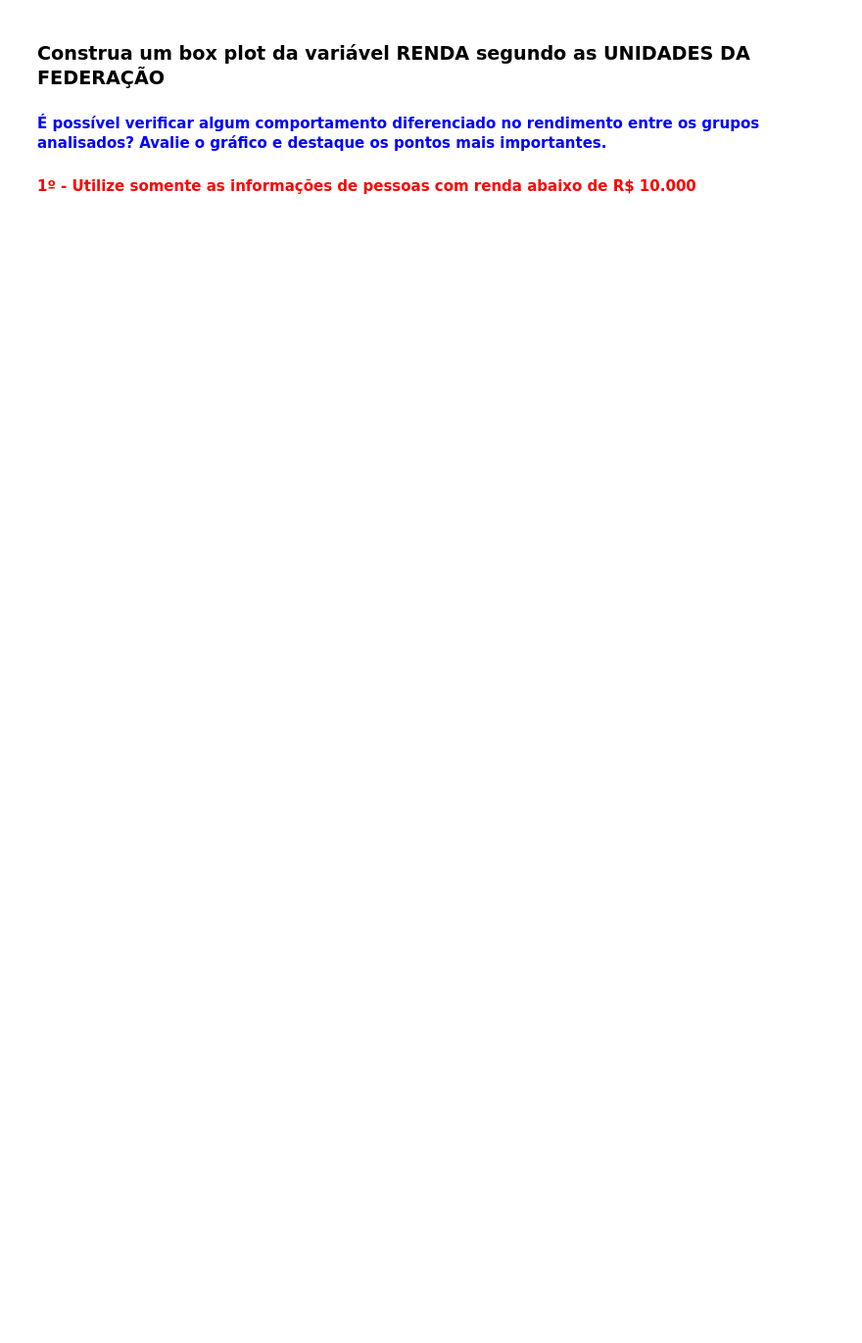
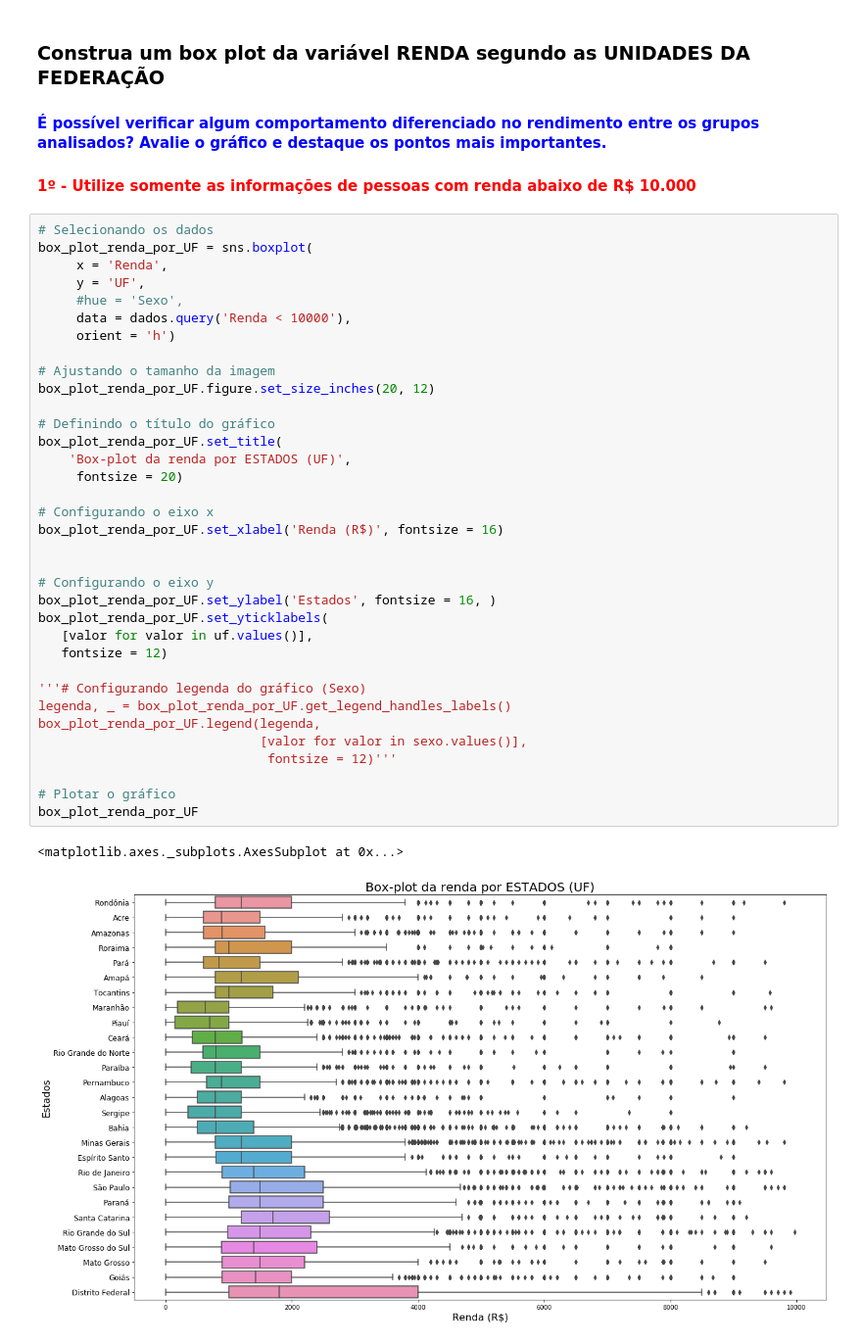
Before and after one commit to ViniViniAntunes/Analise-descritiva-PNAD-2015, a Jupyter notebook: Análise_Descritiva.ipynb, the cells around one changed output. Shown at 98% size. Drawn from its saved outputs; the diff is of its cells as text; blank space fills up the shorter version.

```diff
--- a/Análise_Descritiva.ipynb
+++ b/Análise_Descritiva.ipynb
@@ -675,6 +723,44 @@ Nesse gráfico, não há dúvidas quanto a desigualdade de gênero. Mesmo com ma
 ### Construa um box plot da variável RENDA segundo as UNIDADES DA FEDERAÇÃO
 #### <font color='blue'>É possível verificar algum comportamento diferenciado no rendimento entre os grupos analisados? Avalie o gráfico e destaque os pontos mais importantes.</font>
 #### <font color='red'>1º - Utilize somente as informações de pessoas com renda abaixo de R$ 10.000</font>
+# %%
+# Selecionando os dados
+box_plot_renda_por_UF = sns.boxplot(
+     x = 'Renda',
+     y = 'UF',
+     #hue = 'Sexo',
+     data = dados.query('Renda < 10000'),
+     orient = 'h')
+
+# Ajustando o tamanho da imagem
+box_plot_renda_por_UF.figure.set_size_inches(20, 12)
+
+# Definindo o título do gráfico
+box_plot_renda_por_UF.set_title(
+    'Box-plot da renda por ESTADOS (UF)',
+     fontsize = 20)
+
+# Configurando o eixo x
+box_plot_renda_por_UF.set_xlabel('Renda (R$)', fontsize = 16)
+
+
+# Configurando o eixo y
+box_plot_renda_por_UF.set_ylabel('Estados', fontsize = 16, )
+box_plot_renda_por_UF.set_yticklabels(
+   [valor for valor in uf.values()],
+   fontsize = 12)
+
+'''# Configurando legenda do gráfico (Sexo)
+legenda, _ = box_plot_renda_por_UF.get_legend_handles_labels()
+box_plot_renda_por_UF.legend(legenda,
+                             [valor for valor in sexo.values()],
+                              fontsize = 12)'''
+
+# Plotar o gráfico
+box_plot_renda_por_UF
+# %% [output]
+<matplotlib.axes._subplots.AxesSubplot at 0x...>
+[figure, added]
 # %% [markdown]
 > ### Conclusões
 
```
Also changed, not shown: parts of 11 cells of this notebook.
